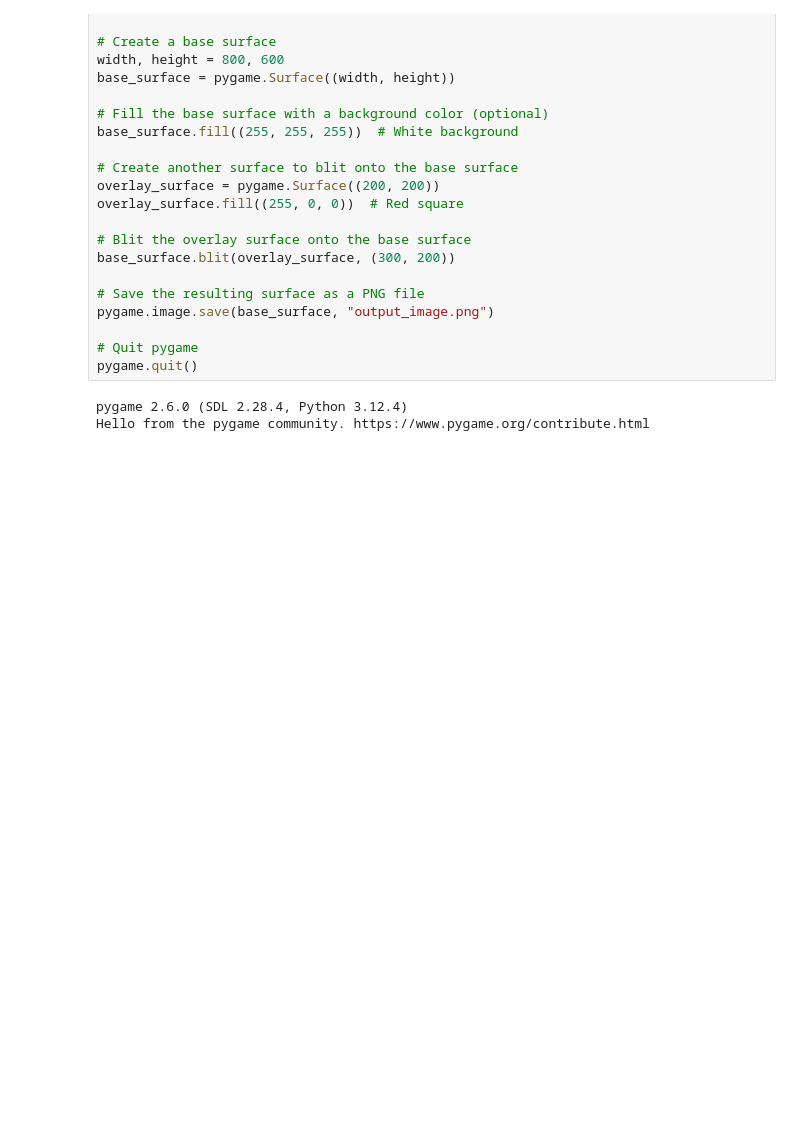
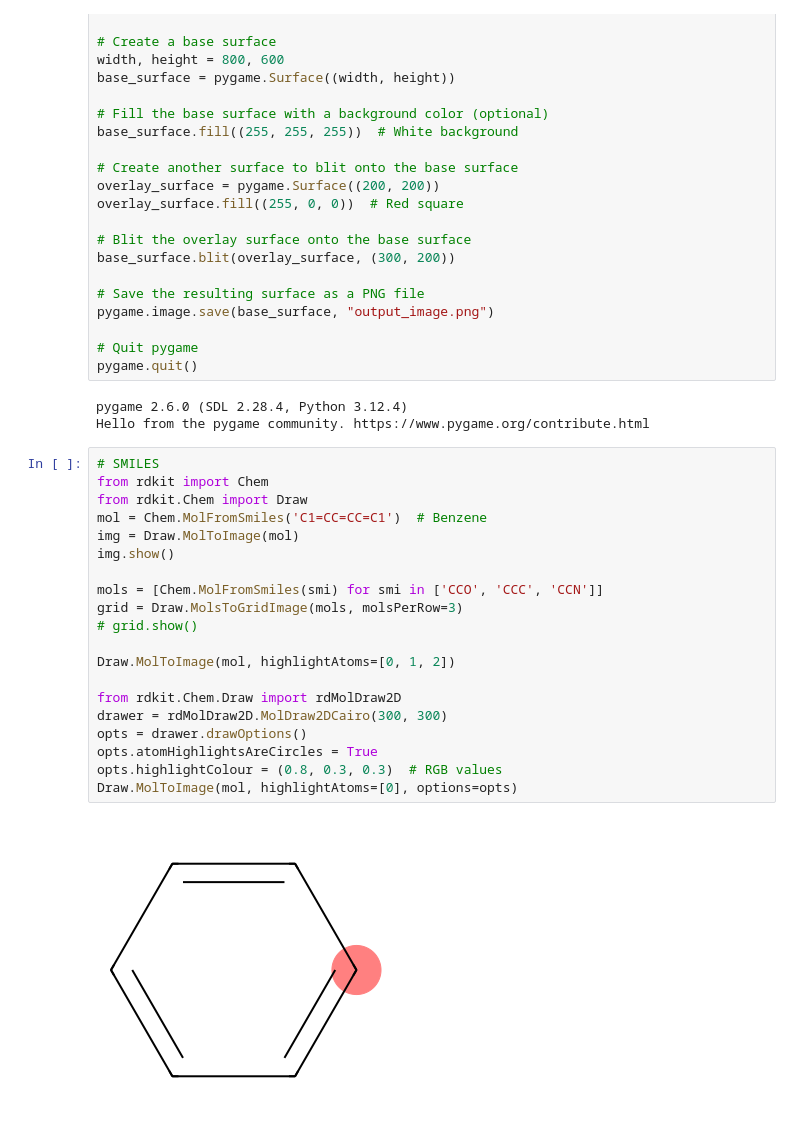
Before and after one commit to alekoza02/pomoshnik, a Jupyter notebook: prove.ipynb, the cells around one changed output. Cells and saved outputs as stored; diff of their text form; blank space fills up the shorter version.

Commit message:
POMOPLOT v1.2 Added SMILE drawing Fixed gradient bug (y = 0 crash)

```diff
--- a/prove.ipynb
+++ b/prove.ipynb
@@ -310,3 +310,25 @@ pygame.quit()
 # %% [output]
 pygame 2.6.0 (SDL 2.28.4, Python 3.12.4)
 Hello from the pygame community. https://www.pygame.org/contribute.html
+# %%
+# SMILES
+from rdkit import Chem
+from rdkit.Chem import Draw
+mol = Chem.MolFromSmiles('C1=CC=CC=C1')  # Benzene
+img = Draw.MolToImage(mol)
+img.show()
+
+mols = [Chem.MolFromSmiles(smi) for smi in ['CCO', 'CCC', 'CCN']]
+grid = Draw.MolsToGridImage(mols, molsPerRow=3)
+# grid.show()
+
+Draw.MolToImage(mol, highlightAtoms=[0, 1, 2])
+
+from rdkit.Chem.Draw import rdMolDraw2D
+drawer = rdMolDraw2D.MolDraw2DCairo(300, 300)
+opts = drawer.drawOptions()
+opts.atomHighlightsAreCircles = True
+opts.highlightColour = (0.8, 0.3, 0.3)  # RGB values
+Draw.MolToImage(mol, highlightAtoms=[0], options=opts)
+# %% [output]
+[figure, added]
```
Also changed, not shown: 4 other files.
